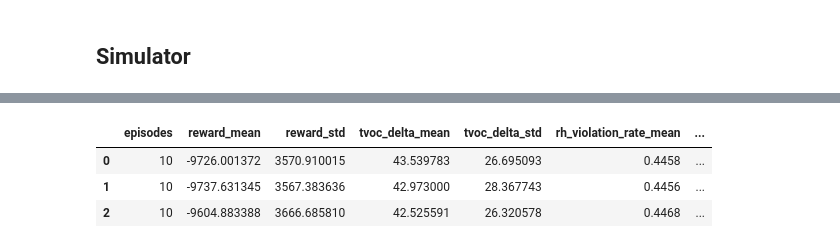
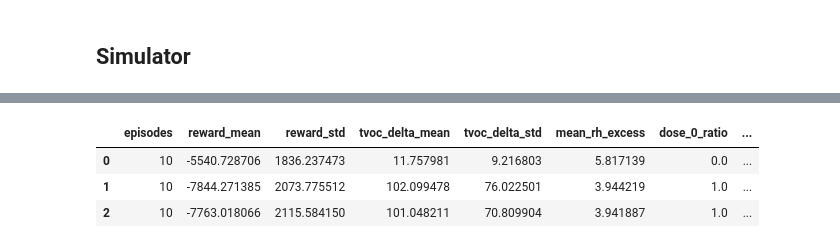
Before and after one commit to cdf144/iot-farm-deodorization, a Jupyter notebook: json_to_csv.ipynb, the cells around one changed output, grey strips where cells are left out. Saved outputs shown, nothing was run; the diff lists cells and outputs as text; code cells hidden in the pictures.

```diff
--- a/json_to_csv.ipynb
+++ b/json_to_csv.ipynb
@@ -1033,33 +1083,30 @@ Final RH: 96.8% (started at 1.0%)
 # %%
 from collections import Counter
+from dataclasses import replace
 
 
 def evaluate_trained_model(
     trained_model: PPO,
     simulator: Pi1SpraySimulator,
+    env_config: EnvConfig,
     n_episodes: int = 20,
     max_steps: int = 250,
-    seed: int = 123,
+    seed: int = 42,
 ) -> pd.DataFrame:
     """Run deterministic evaluation and return aggregate metrics."""
     rewards: list[float] = []
     tvoc_delta: list[float] = []
-    rh_violation_rate: list[float] = []
+    mean_rh_excess_per_episode: list[float] = []
     action_counter: Counter[int] = Counter()
 
+    eval_cfg = replace(env_config, max_steps=max_steps)
+
     for ep in range(n_episodes):
-        eval_env = Pi1SprayEnv(
-            simulator,
-            tvoc_scale=0.15,
-            rh_scale=0.4,
-            action_scale=0.0005,
-            max_steps=max_steps,
-        )
+        eval_env = Pi1SprayEnv(simulator, config=eval_cfg)
         obs, _ = eval_env.reset(seed=seed + ep)
 
         ep_reward = 0.0
-        ep_steps = 0
-        ep_rh_violations = 0
+        ep_rh_excess_values: list[float] = []
         tvoc_start = float(obs[0])
 
         while True:
@@ -1068,23 +1115,22 @@ def evaluate_trained_model(
             obs, reward, terminated, truncated, info = eval_env.step(action_int)
 
             ep_reward += float(reward)
-            ep_steps += 1
             action_counter[int(info["dose"])] += 1
-
-            if float(info["rh"]) > 95.0:
-                ep_rh_violations += 1
+            ep_rh_excess_values.append(
+                max(0.0, float(info["rh"]) - env_config.reward.rh_target)
+            )
 
             if terminated or truncated:
                 break
 
         rewards.append(ep_reward)
         tvoc_delta.append(float(info["tvoc"]) - tvoc_start)
-        rh_violation_rate.append(ep_rh_violations / max(1, ep_steps))
+        mean_rh_excess_per_episode.append(float(np.mean(ep_rh_excess_values)))
 
     total_actions = sum(action_counter.values())
     action_ratio = {
         f"dose_{dose}_ratio": action_counter.get(dose, 0) / max(1, total_actions)
-        for dose in [0, 500, 1000, 1500]
+        for dose in ACTION_DOSES
     }
 
     out = {
@@ -1093,7 +1139,7 @@ def evaluate_trained_model(
         "reward_std": float(np.std(rewards)),
         "tvoc_delta_mean": float(np.mean(tvoc_delta)),
         "tvoc_delta_std": float(np.std(tvoc_delta)),
-        "rh_violation_rate_mean": float(np.mean(rh_violation_rate)),
+        "mean_rh_excess": float(np.mean(mean_rh_excess_per_episode)),
         **action_ratio,
     }
     return pd.DataFrame([out])
@@ -1101,6 +1147,7 @@ def evaluate_trained_model(
 
 def train_and_evaluate_budget(
     simulator: Pi1SpraySimulator,
+    env_config: EnvConfig,
     total_timesteps: int,
     n_envs: int = 4,
     n_steps: int = 128,
@@ -1109,13 +1156,7 @@ def train_and_evaluate_budget(
 ) -> pd.DataFrame:
     """Train a fresh model for a given budget, then evaluate it."""
     vec = make_vec_env(
-        lambda: Pi1SprayEnv(
-            simulator,
-            tvoc_scale=0.15,
-            rh_scale=0.4,
-            action_scale=0.0005,
-            max_steps=250,
-        ),
+        lambda: Pi1SprayEnv(simulator, config=env_config),
         n_envs=n_envs,
         seed=seed,
     )
@@ -1123,51 +1164,59 @@ def train_and_evaluate_budget(
     candidate = PPO(
         "MlpPolicy",
         vec,
-        learning_rate=3e-4,
+        learning_rate=TRAIN_CONFIG.learning_rate,
         n_steps=n_steps,
-        batch_size=64,
-        n_epochs=10,
-        gamma=0.99,
-        gae_lambda=0.95,
-        clip_range=0.2,
-        device="cpu",
+        batch_size=TRAIN_CONFIG.batch_size,
+        n_epochs=TRAIN_CONFIG.n_epochs,
+        gamma=TRAIN_CONFIG.gamma,
+        gae_lambda=TRAIN_CONFIG.gae_lambda,
+        clip_range=TRAIN_CONFIG.clip_range,
+        device=TRAIN_CONFIG.device,
         verbose=0,
         seed=seed,
     )
     candidate.learn(total_timesteps=total_timesteps)
 
     metrics = evaluate_trained_model(
         candidate,
         simulator,
+        env_config=env_config,
         n_episodes=eval_episodes,
-        max_steps=250,
+        max_steps=env_config.max_steps,
         seed=seed + 1000,
     )
     metrics["timesteps"] = int(total_timesteps)
     return metrics
 
 
 # Example 1: Evaluate current model quality.
 # current_eval_df = evaluate_trained_model(
-#     model, sim, n_episodes=20, max_steps=250, seed=123
+#     model, sim, env_config=DEFAULT_ENV_CONFIG, n_episodes=20, max_steps=250, seed=123
 # )
 # current_eval_df
 
 # Example 2: Compare training budgets (uncomment to run).
 budgets = [50_000, 100_000, 200_000]
 compare_df = pd.concat(
     [
-        train_and_evaluate_budget(sim, total_timesteps=b, eval_episodes=10)
+        train_and_evaluate_budget(
+            sim,
+            env_config=DEFAULT_ENV_CONFIG,
+            total_timesteps=b,
+            n_envs=TRAIN_CONFIG.n_envs,
+            n_steps=TRAIN_CONFIG.n_steps,
+            eval_episodes=10,
+        )
         for b in budgets
     ],
     ignore_index=True,
 )
 compare_df.sort_values("timesteps")
 # %% [output]
-|  | episodes | reward_mean | reward_std | tvoc_delta_mean | tvoc_delta_std | rh_violation_rate_mean | ... |
-| 0 | 10 | -9726.001372 | 3570.910015 | 43.539783 | 26.695093 | 0.4458 | ... |
-| 1 | 10 | -9737.631345 | 3567.383636 | 42.973000 | 28.367743 | 0.4456 | ... |
-| 2 | 10 | -9604.883388 | 3666.685810 | 42.525591 | 26.320578 | 0.4468 | ... |
+|  | episodes | reward_mean | reward_std | tvoc_delta_mean | tvoc_delta_std | mean_rh_excess | dose_0_ratio | ... |
+| 0 | 10 | -5540.728706 | 1836.237473 | 11.757981 | 9.216803 | 5.817139 | 0.0 | ... |
+| 1 | 10 | -7844.271385 | 2073.775512 | 102.099478 | 76.022501 | 3.944219 | 1.0 | ... |
+| 2 | 10 | -7763.018066 | 2115.584150 | 101.048211 | 70.809904 | 3.941887 | 1.0 | ... |
 # %%
 import time
 from collections import deque
```
Also changed, not shown: parts of 6 cells of this notebook.
